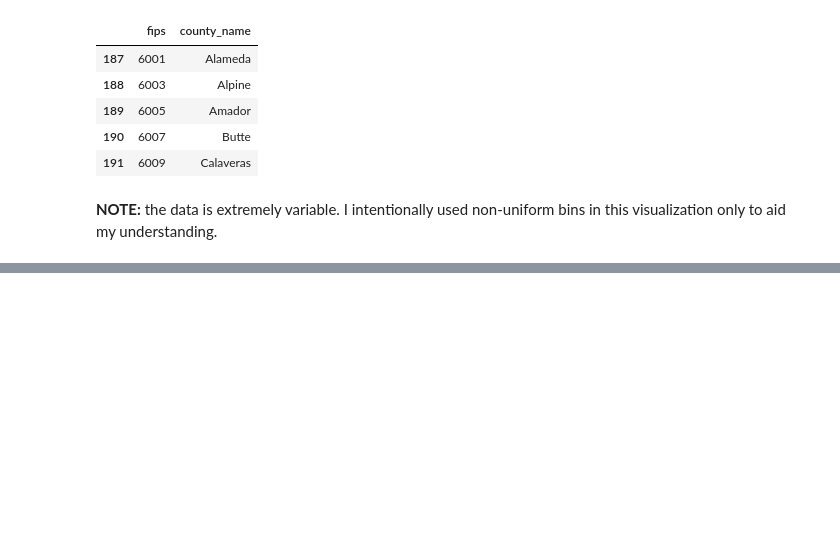
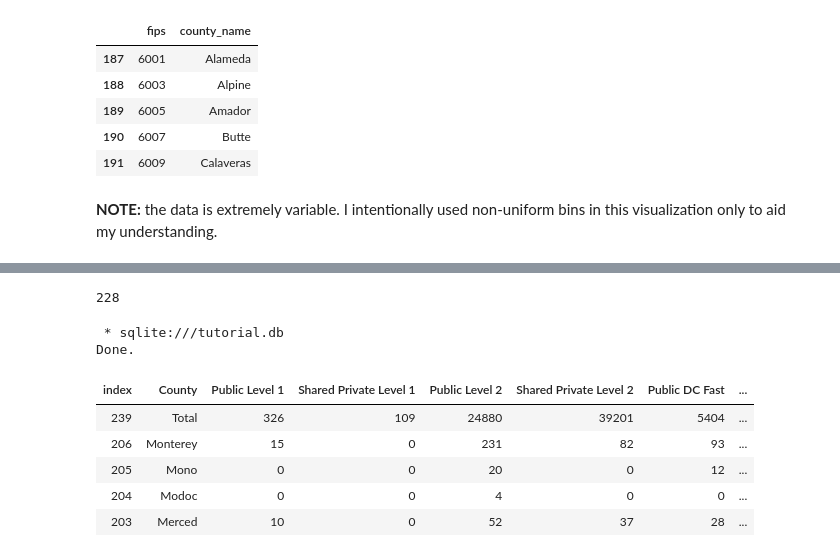
Before and after one commit to sshariz/evcharger, a Jupyter notebook: ev.ipynb, the cells around one changed output, grey strips where cells are left out. Drawn from its saved outputs; the diff is of its cells as text; code cells hidden in the pictures; blank space fills up the shorter version.

```diff
--- a/ev.ipynb
+++ b/ev.ipynb
@@ -273,0 +288,21 @@ ev21.groupby("County").sum().sort_values("Total", ascending=False).iloc[1:6, :]#
+# %%
+%sql sqlite:///tutorial.db
+
+ev21.to_sql('ev21', cnn)
+ev21_sql.to_sql('ev21_sql', cnn)
+popmap21.to_sql('popmap21new', cnn)
+# %% [output]
+228
+# %%
+%%sql
+SELECT * FROM ev21
+LIMIT 5;
+# %% [output]
+ * sqlite:///tutorial.db
+Done.
+| index | County | Public Level 1 | Shared Private Level 1 | Public Level 2 | Shared Private Level 2 | Public DC Fast | ... |
+| 239 | Total | 326 | 109 | 24880 | 39201 | 5404 | ... |
+| 206 | Monterey | 15 | 0 | 231 | 82 | 93 | ... |
+| 205 | Mono | 0 | 0 | 20 | 0 | 12 | ... |
+| 204 | Modoc | 0 | 0 | 4 | 0 | 0 | ... |
+| 203 | Merced | 10 | 0 | 52 | 37 | 28 | ... |
```
Also changed, not shown: parts of 37 cells of this notebook.
